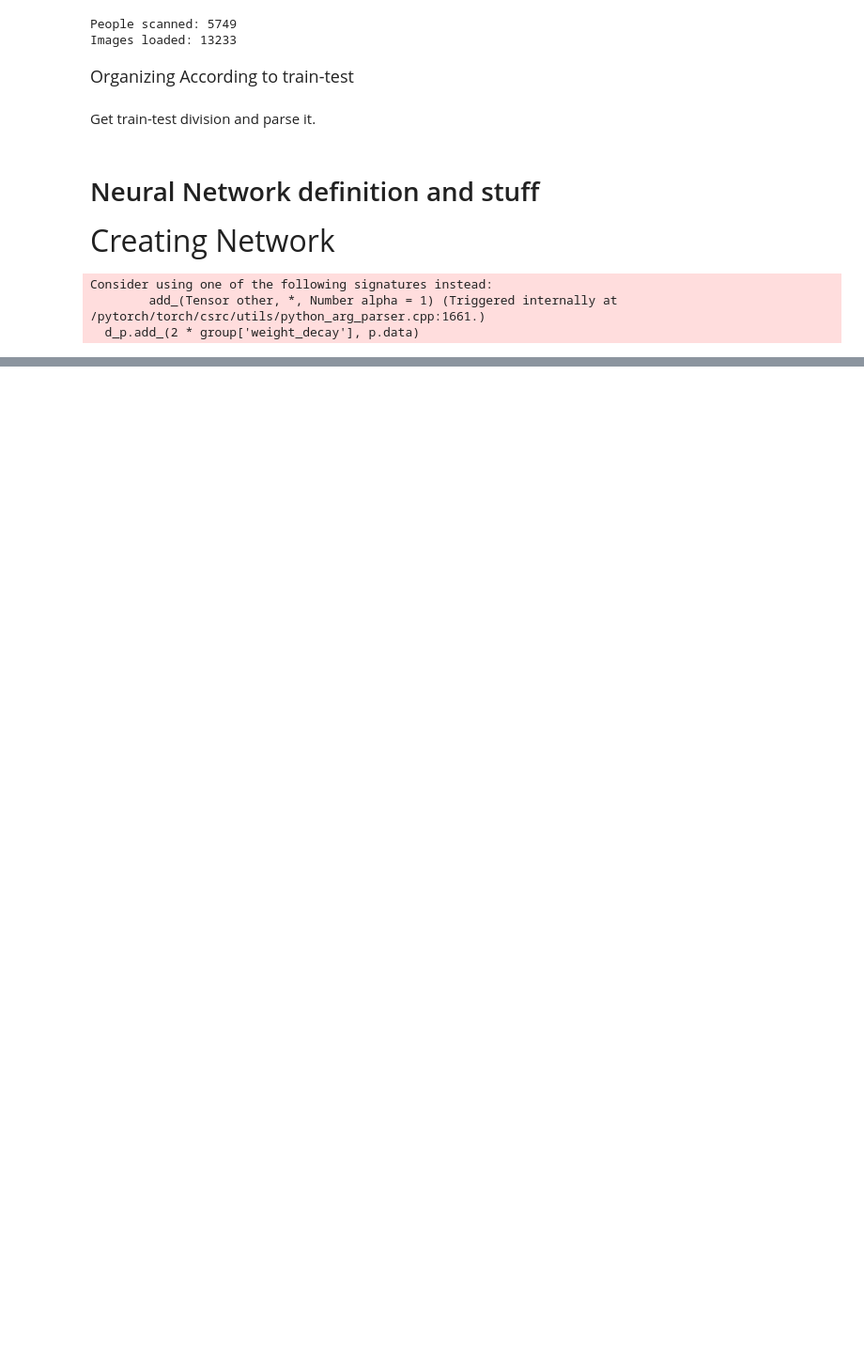
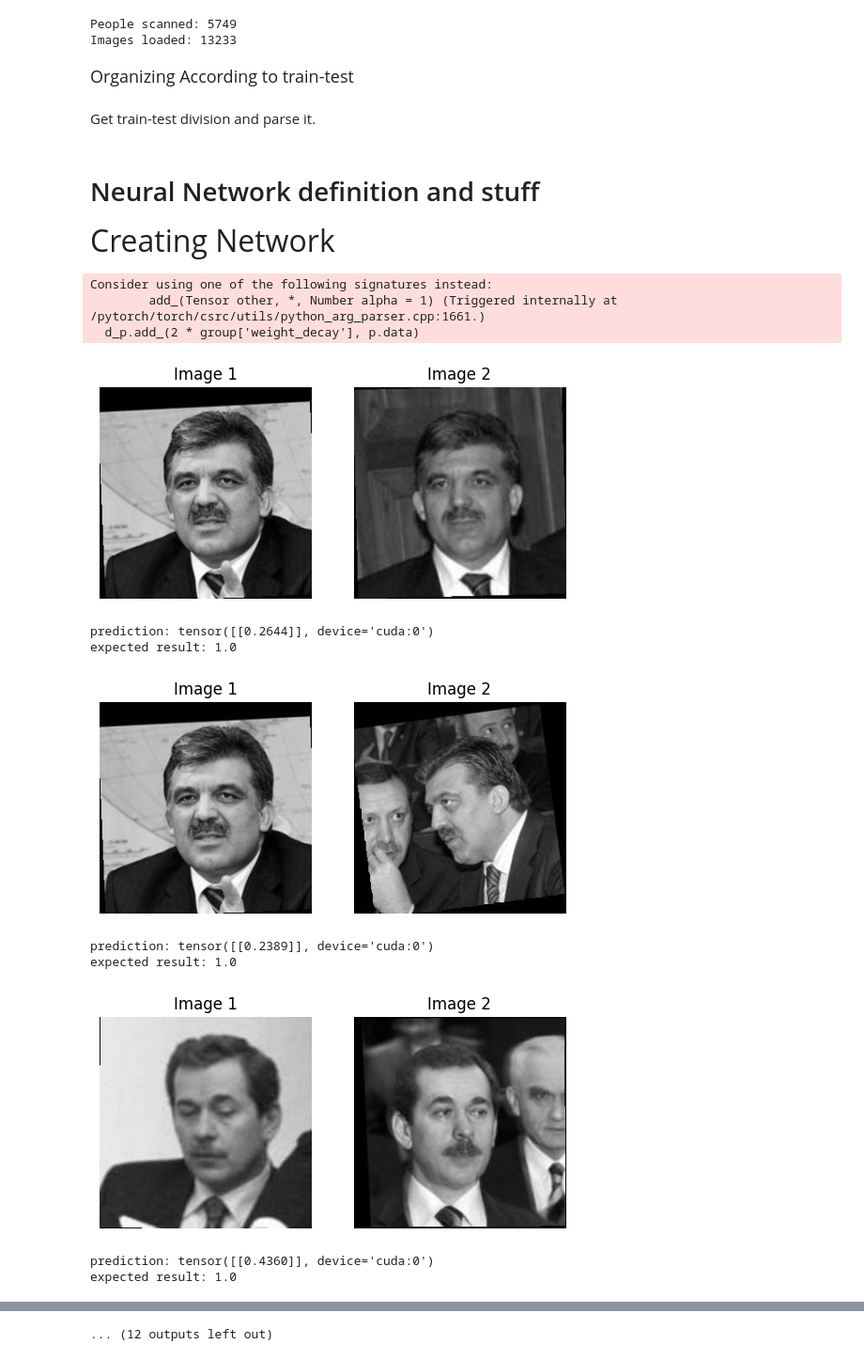
Before and after one commit to AvivBGU/DeepLearning_Assignment2, a Jupyter notebook: main.ipynb, the cells around one changed output, grey strips where cells are left out. Shown at 94% size. Drawn from its saved outputs; the diff is of its cells as text; code cells hidden in the pictures; blank space fills up the shorter version.

```diff
--- a/main.ipynb
+++ b/main.ipynb
@@ -198,7 +198,7 @@ arrayed_training_data = convert_images_to_array(training_data)
 arrayed_test_data = convert_images_to_array(test_data)
 # %%
 class SiameseDataset(data.Dataset):
-    def __init__(self, image_pairs, labels):
+    def __init__(self, image_pairs: list[tuple], labels: list[int]):
         self.image_pairs = image_pairs
         self.labels = labels
 
@@ -213,9 +213,9 @@ class SiameseDataset(data.Dataset):
         return img1, img2, label
 
 training_dataset: data.Dataset = SiameseDataset(arrayed_training_data, training_labels)
-training_loader: data.DataLoader = torch.utils.data.DataLoader(training_dataset, batch_size=8, shuffle=True, pin_memory=True)
+training_loader: data.DataLoader = torch.utils.data.DataLoader(training_dataset, batch_size=BATCH_SIZE, shuffle=True, pin_memory=True)
 test_dataset: data.Dataset = SiameseDataset(arrayed_test_data, test_labels)
-test_loader: data.DataLoader = torch.utils.data.DataLoader(test_dataset, batch_size=8, shuffle=False, pin_memory=True)
+test_loader: data.DataLoader = torch.utils.data.DataLoader(test_dataset, batch_size=1, shuffle=False, pin_memory=True)
 # %% [markdown]
 # Neural Network definition and stuff
 # %% [markdown]
@@ -330,7 +393,9 @@ num_epochs = 10
 for epoch in range(num_epochs):
     model.train()
     for input1, input2, targets in training_loader:
-        input1, input2, targets = input1.to(DEVICE_TO_USE, non_blocking=True), input2.to(DEVICE_TO_USE, non_blocking=True), targets.unsqueeze(1).to(DEVICE_TO_USE, non_blocking=True)
+        input1, input2, targets = input1.to(DEVICE_TO_USE, non_blocking=True),
+        input2.to(DEVICE_TO_USE, non_blocking=True),
+        targets.unsqueeze(1).to(DEVICE_TO_USE, non_blocking=True)
 
         optimizer.zero_grad()
         output = model(input1, input2)
@@ -345,27 +410,94 @@ Consider using one of the following signatures instead:
         add_(Tensor other, *, Number alpha = 1) (Triggered internally at /pytorch/torch/csrc/utils/python_arg_parser.cpp:1661.)
   d_p.add_(2 * group['weight_decay'], p.data)
 # %%
+import matplotlib.pyplot as plt
+
 # Testing
 model.eval()
 test_loss = 0.0
 correct_predictions = 0
 total_predictions = 0
 
+plots_to_open: int = 6
+iter_for_same = plots_to_open
+iter_for_different = plots_to_open
 with torch.no_grad():
     for test_input1, test_input2, test_targets in test_loader:
-        test_input1, test_input2, test_targets =
+        test_input1, test_input2, test_targets = \
         test_input1.to(DEVICE_TO_USE, non_blocking=True), \
         test_input2.to(DEVICE_TO_USE, non_blocking=True), \
         test_targets.unsqueeze(1).to(DEVICE_TO_USE, non_blocking=True)
+
+
         test_output = model(test_input1, test_input2)
+
+        expected_result = test_targets[0, 0].item()
+
+
+        if expected_result > 0.9:
+            if iter_for_same > 0:
+
+                cpu_input1 = test_input1.cpu()
+                cpu_input2 = test_input2.cpu()
+
+                img1_np = cpu_input1[0].squeeze(0).numpy()
+                img2_np = cpu_input2[0].squeeze(0).numpy()
+
+                # Plotting
+                fig, axs = plt.subplots(1, 2)
+                axs[0].imshow(img1_np, cmap='gray')
+                axs[0].set_title('Image 1')
+                axs[0].axis('off')
+
+                axs[1].imshow(img2_np, cmap='gray')
+                axs[1].set_title('Image 2')
+                axs[1].axis('off')
+                iter_for_same -= 1
+                plt.show()
+                print(f"prediction: {test_output}")
+                print(f"expected result: {expected_result}")
+        else:
+            if iter_for_different > 0:
+
+                cpu_input1 = test_input1.cpu()
+                cpu_input2 = test_input2.cpu()
+
+                img1_np = cpu_input1[0].squeeze(0).numpy()
+                img2_np = cpu_input2[0].squeeze(0).numpy()
+
+                # Plotting
+                fig, axs = plt.subplots(1, 2)
+                axs[0].imshow(img1_np, cmap='gray')
+                axs[0].set_title('Image 1')
+                axs[0].axis('off')
+
+                axs[1].imshow(img2_np, cmap='gray')
+                axs[1].set_title('Image 2')
+                axs[1].axis('off')
+                iter_for_different -= 1
+                plt.show()
+                print(f"prediction: {test_output}")
+                print(f"expected result: {expected_result}")
+
         batch_loss = criterion(test_output, test_targets)
         test_loss += batch_loss.item()
         predictions = torch.sigmoid(test_output) > 0.5
         correct = (predictions.float() == test_targets).sum().item()
         correct_predictions += correct
         total_predictions += test_targets.size(0)
 
+
 test_loss /= len(test_loader)
 accuracy = correct_predictions / total_predictions
 
 print(f"Test Loss: {test_loss:.4f}, Test Accuracy: {accuracy * 100:.2f}%")
+# %% [output]
+[figure, added]
+prediction: tensor([[0.2644]], device='cuda:0')
+expected result: 1.0
+[figure, added]
+prediction: tensor([[0.2389]], device='cuda:0')
+expected result: 1.0
+[figure, added]
+prediction: tensor([[0.4360]], device='cuda:0')
+expected result: 1.0
@@ -371,0 +513 @@ print(f"Test Loss: {test_loss:.4f}, Test Accuracy: {accuracy * 100:.2f}%")
+... (12 outputs left out)
```
Also changed, not shown: parts of 3 cells of this notebook.
